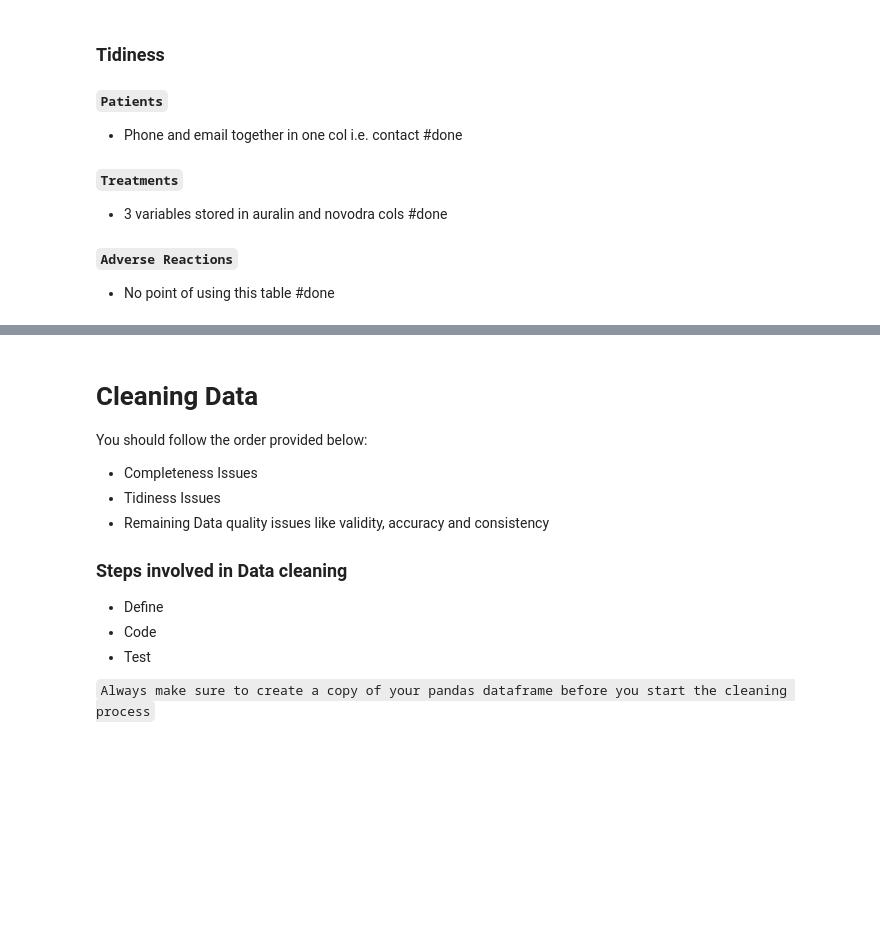
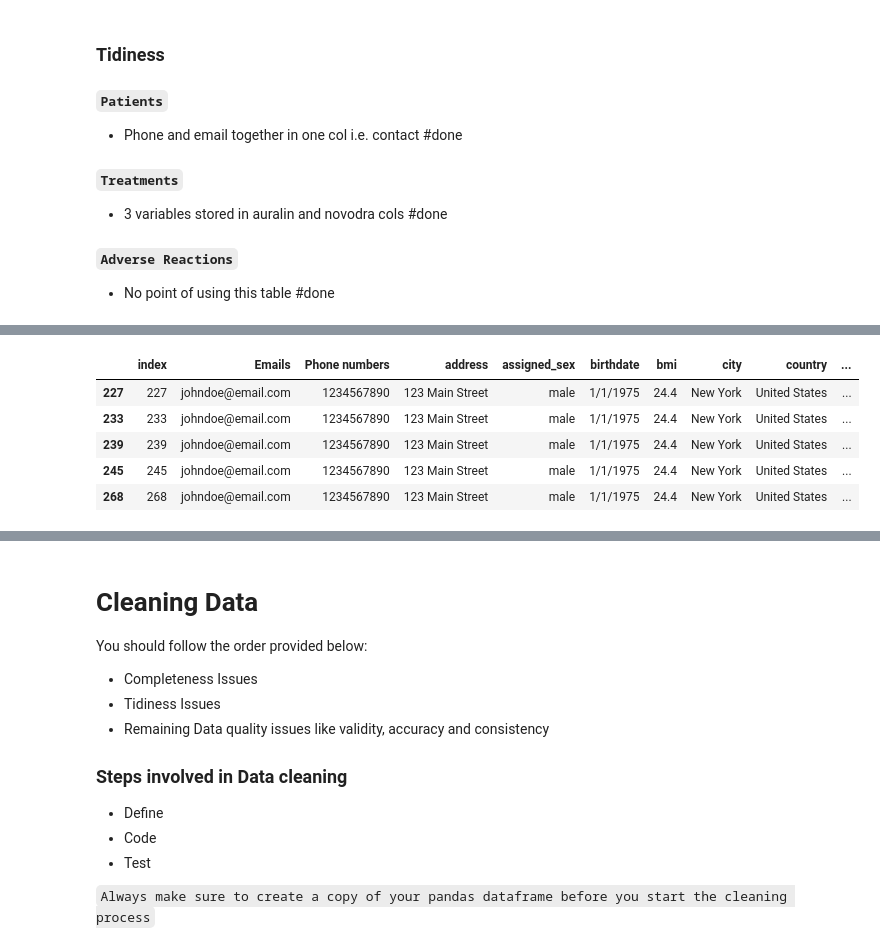
Before and after one commit to Sanaa495/data-wrangling, a Jupyter notebook: Data Wrangling.ipynb, the cells around one changed output, grey strips where cells are left out. Saved outputs shown, nothing was run; the diff lists cells and outputs as text; code cells hidden in the pictures; blank space fills up the shorter version.

```diff
--- a/Data Wrangling.ipynb
+++ b/Data Wrangling.ipynb
@@ -235,0 +245,9 @@ patients_copy.duplicated().sum()
+# %%
+patients_copy[patients_copy.duplicated(subset=['given_name','surname','Emails','Phone numbers','address','assigned_sex','bmi','city','country','height','state'])]
+# %% [output]
+|  | index | Emails | Phone numbers | address | assigned_sex | birthdate | bmi | city | country | ... |
+| 227 | 227 | johndoe@email.com | 1234567890 | 123 Main Street | male | 1/1/1975 | 24.4 | New York | United States | ... |
+| 233 | 233 | johndoe@email.com | 1234567890 | 123 Main Street | male | 1/1/1975 | 24.4 | New York | United States | ... |
+| 239 | 239 | johndoe@email.com | 1234567890 | 123 Main Street | male | 1/1/1975 | 24.4 | New York | United States | ... |
+| 245 | 245 | johndoe@email.com | 1234567890 | 123 Main Street | male | 1/1/1975 | 24.4 | New York | United States | ... |
+| 268 | 268 | johndoe@email.com | 1234567890 | 123 Main Street | male | 1/1/1975 | 24.4 | New York | United States | ... |
```
Also changed, not shown: parts of 31 cells of this notebook, 11 other files.
